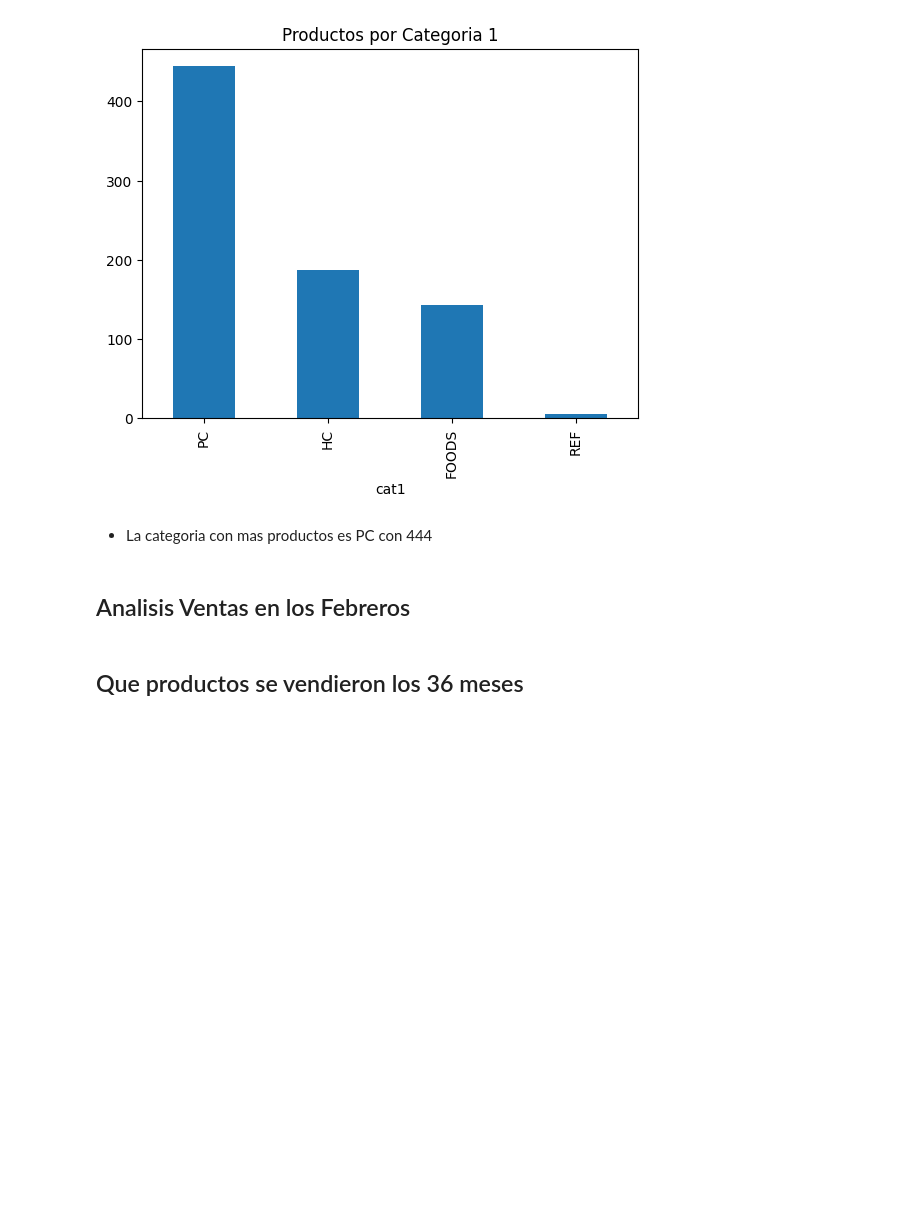
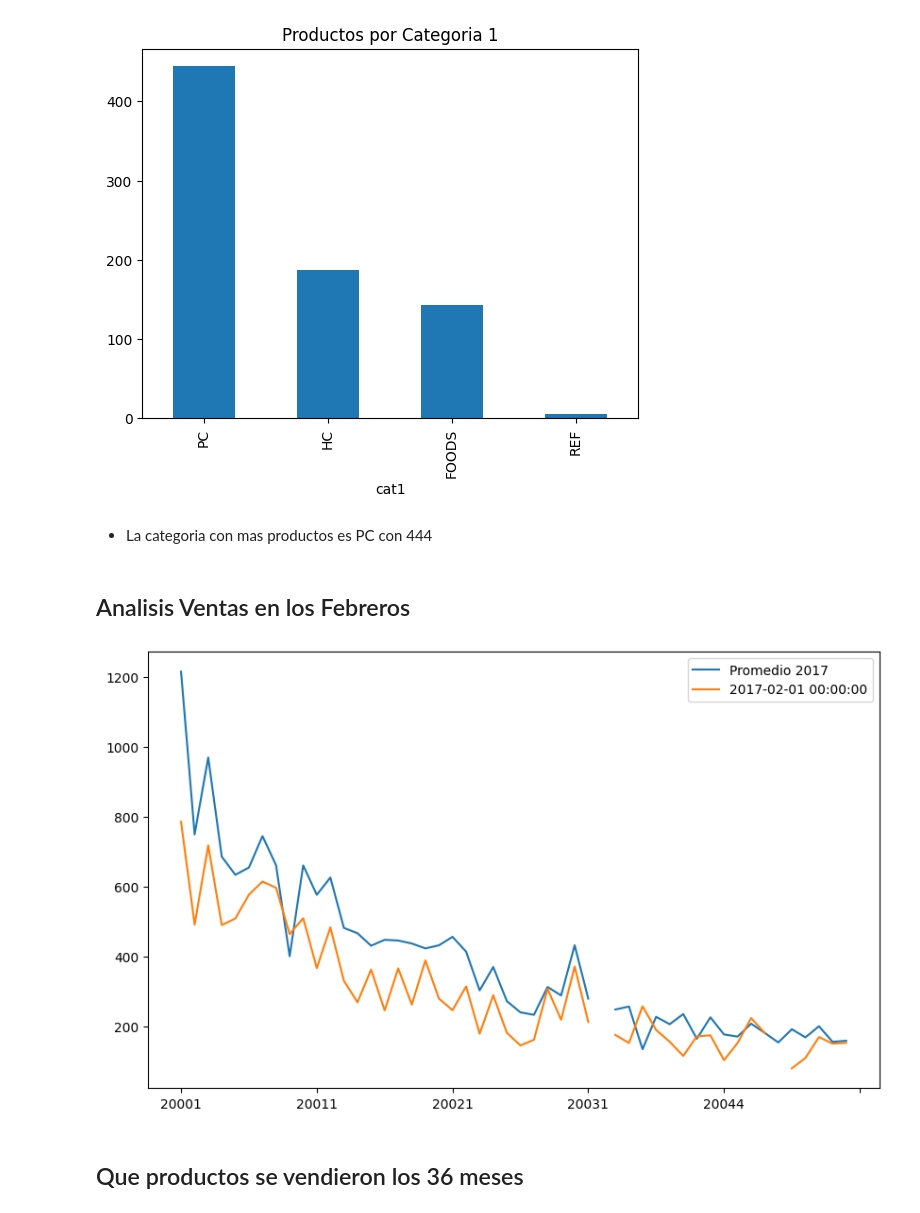
Before and after one commit to AndresMontesDeOca/Laboratorio3, a Jupyter notebook: Experimento.ipynb, the cells around one changed output. Cells and saved outputs as stored; diff of their text form; code cells hidden in the pictures; blank space fills up the shorter version.

```diff
--- a/Experimento.ipynb
+++ b/Experimento.ipynb
@@ -4454,33 +4452,36 @@ plt.show()
 # %% [markdown]
 ## Analisis Ventas en los Febreros
 # %%
-# # En 2017
+# En 2017
 
-# data_2017 =data_grouped.loc['2017'].mean(axis=0)
-# feb_2017 = data_grouped.loc['2017-02']
+# data_2017 =group_data(data, 'product_id').loc['2017'].mean(axis=0)
+# feb_2017 = group_data(data, 'product_id').loc['2017-02']
 
-# # # Ploteamos 2017
-# # fig, ax = plt.subplots(figsize=(10, 6))
-# # # Ploteamos promedio del 2017
-# # data_2017[:50].plot(ax=ax, label='Promedio 2017')
-# # # Ploteamos Febrero 2017
-# # feb_2017.T[:50].plot(ax=ax, label='Febrero 2017')
-# # ax.legend()
-# # plt.show()
-# # # Vemos como el promedio anual y las ventas de Feb tienen una cierta relacion
+# Ploteamos 2017
+fig, ax = plt.subplots(figsize=(10, 6))
+# Ploteamos promedio del 2017
+data_2017[:50].plot(ax=ax, label='Promedio 2017')
+# Ploteamos Febrero 2017
+feb_2017.T[:50].plot(ax=ax, label='Febrero 2017')
+ax.legend()
+plt.show()
+# Vemos como el promedio anual y las ventas de Feb tienen una cierta relacion
 
-# # Calculamos el ratio que Febrero corresponde al promedio anual
-# diff_2017 = pd.Series(((data_2017- feb_2017)/feb_2017).T.squeeze(), name='diff')
+# Calculamos el ratio que Febrero corresponde al promedio anual
+diff_2017 = pd.Series(((data_2017- feb_2017)/feb_2017).T.squeeze(), name='diff')
 
-# # Lo joineamos a las categorias
-# diff_2017_cat = pd.concat([diff_2017, data_productos_a_predecir_con_categorias[['cat1', 'cat2']]], axis=1)
+# Lo joineamos a las categorias
+diff_2017_cat = pd.concat([diff_2017, data_productos_con_categorias[data_productos_con_categorias['product_id'].isin(data_productos_a_predecir.index)][['cat1']]], axis=1)
 
-# # Analizamos
+
+# # Analizamos (REVISAR)
 # diff_2017_cat.groupby('cat1')['diff'].mean().plot(kind='bar')
 # plt.title('Ratio ventas Proemdio Anual sobre Febrero en 2017')
 # plt.show()
 
-# # display(diff_cat.sort_values(by='diff', ascending=False).head(30))
-# # Vemos que ciertos productos de Personal Care no siguen el patron
-# # Esto habra sido un problema puntual en 2017, el profe habia comentaso lo de las cremas?
-# # Lo que si nos interesa es ver que HC y FOODS estan cerca del 0.5
+# display(diff_cat.sort_values(by='diff', ascending=False).head(30))
+# Vemos que ciertos productos de Personal Care no siguen el patron
+# Esto habra sido un problema puntual en 2017, el profe habia comentaso lo de las cremas?
+# Lo que si nos interesa es ver que HC y FOODS estan cerca del 0.5
+# %% [output]
+[figure, added]
```
Also changed, not shown: parts of 7 cells of this notebook.
